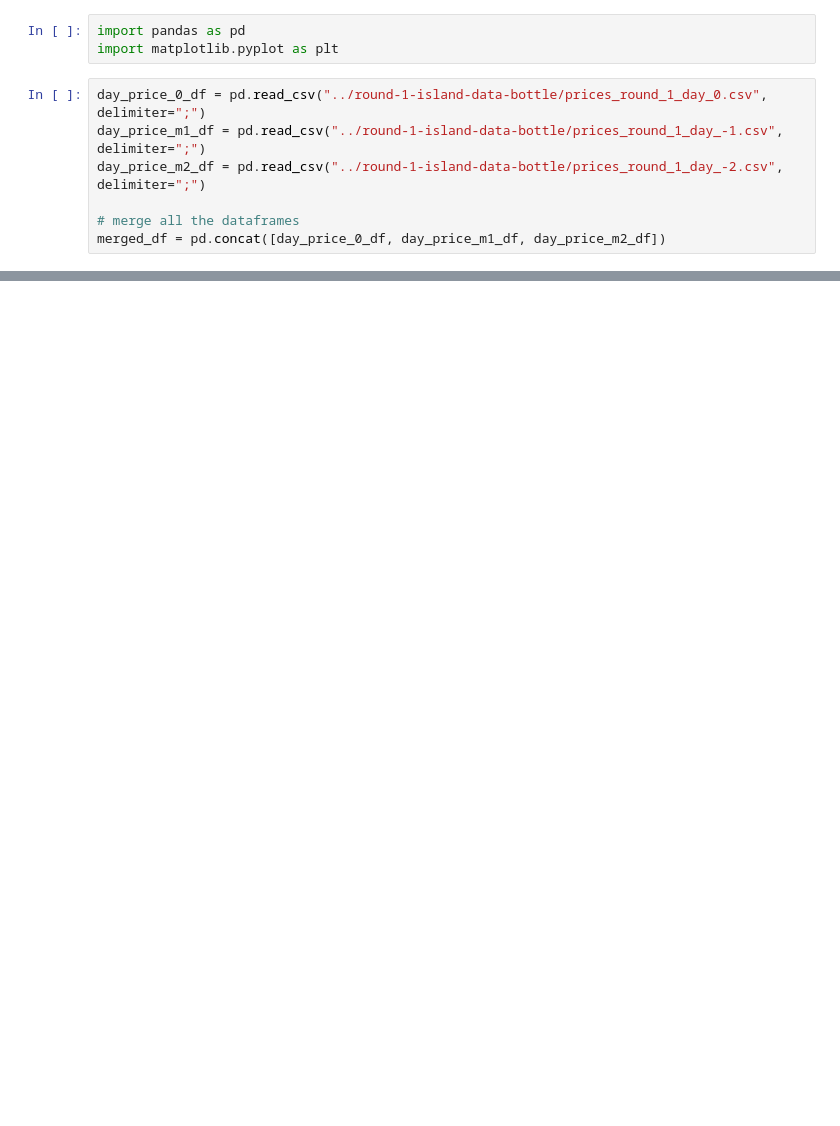
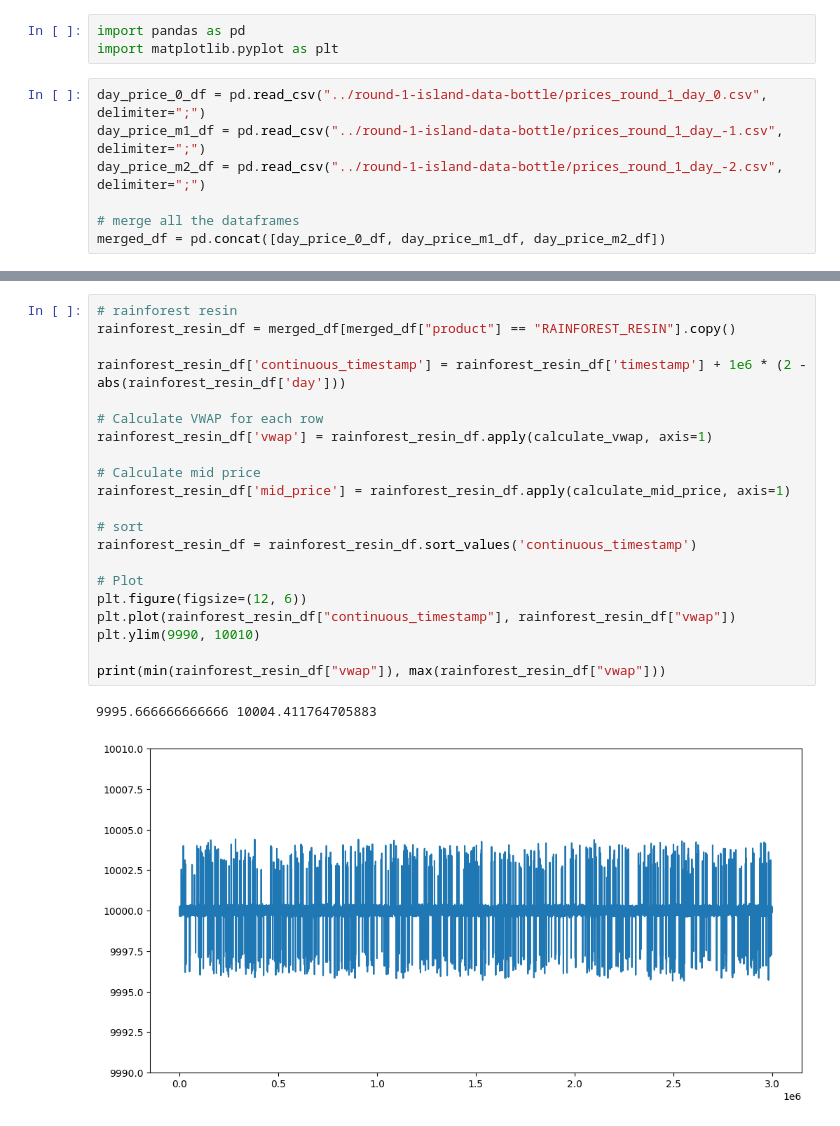
Before and after one commit to shank959/prosperity-imc25, a Jupyter notebook: rounds/round1/eda/round1_eda.ipynb, the cells around one changed output, grey strips where cells are left out. Saved outputs shown, nothing was run; the diff lists cells and outputs as text; blank space fills up the shorter version.

```diff
--- a/rounds/round1/eda/round1_eda.ipynb
+++ b/rounds/round1/eda/round1_eda.ipynb
@@ -114,0 +86,24 @@ Performing stepwise search to minimize aic
+# %%
+# rainforest resin
+rainforest_resin_df = merged_df[merged_df["product"] == "RAINFOREST_RESIN"].copy()
+
+rainforest_resin_df['continuous_timestamp'] = rainforest_resin_df['timestamp'] + 1e6 * (2 - abs(rainforest_resin_df['day']))
+
+# Calculate VWAP for each row
+rainforest_resin_df['vwap'] = rainforest_resin_df.apply(calculate_vwap, axis=1)
+
+# Calculate mid price
+rainforest_resin_df['mid_price'] = rainforest_resin_df.apply(calculate_mid_price, axis=1)
+
+# sort
+rainforest_resin_df = rainforest_resin_df.sort_values('continuous_timestamp')
+
+# Plot
+plt.figure(figsize=(12, 6))
+plt.plot(rainforest_resin_df["continuous_timestamp"], rainforest_resin_df["vwap"])
+plt.ylim(9990, 10010)
+
+print(min(rainforest_resin_df["vwap"]), max(rainforest_resin_df["vwap"]))
+# %% [output]
+9995.666666666666 10004.411764705883
+[figure, added]
```
Also changed, not shown: parts of 4 cells of this notebook, 1 other file.
